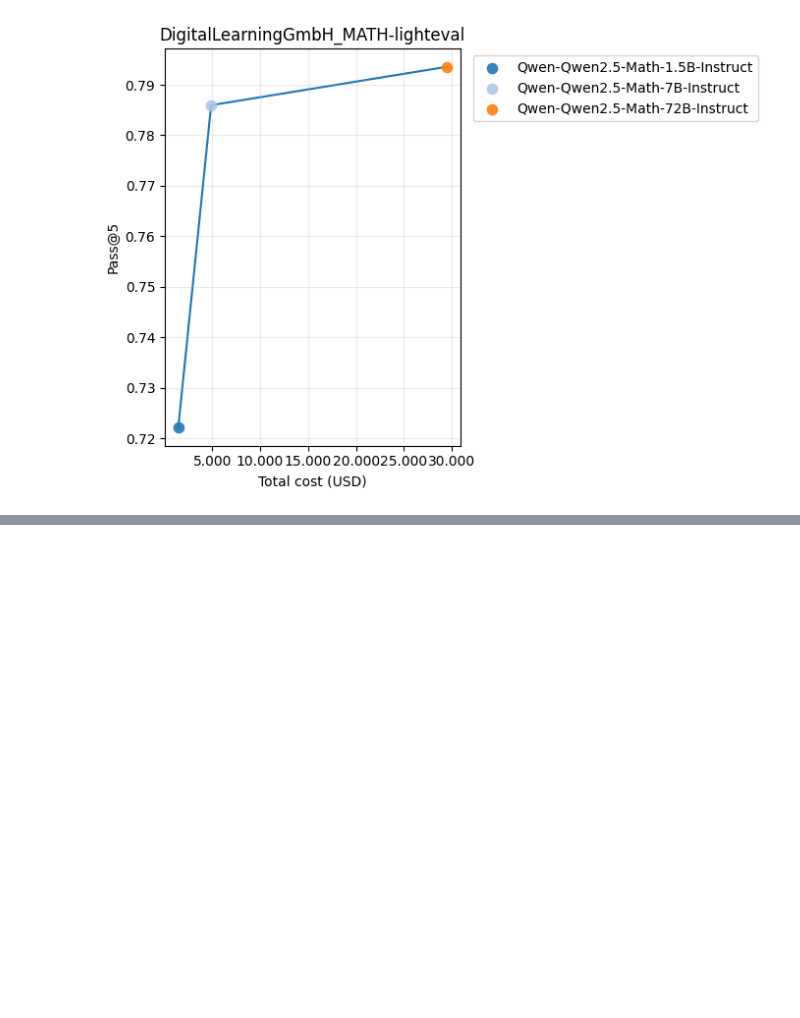
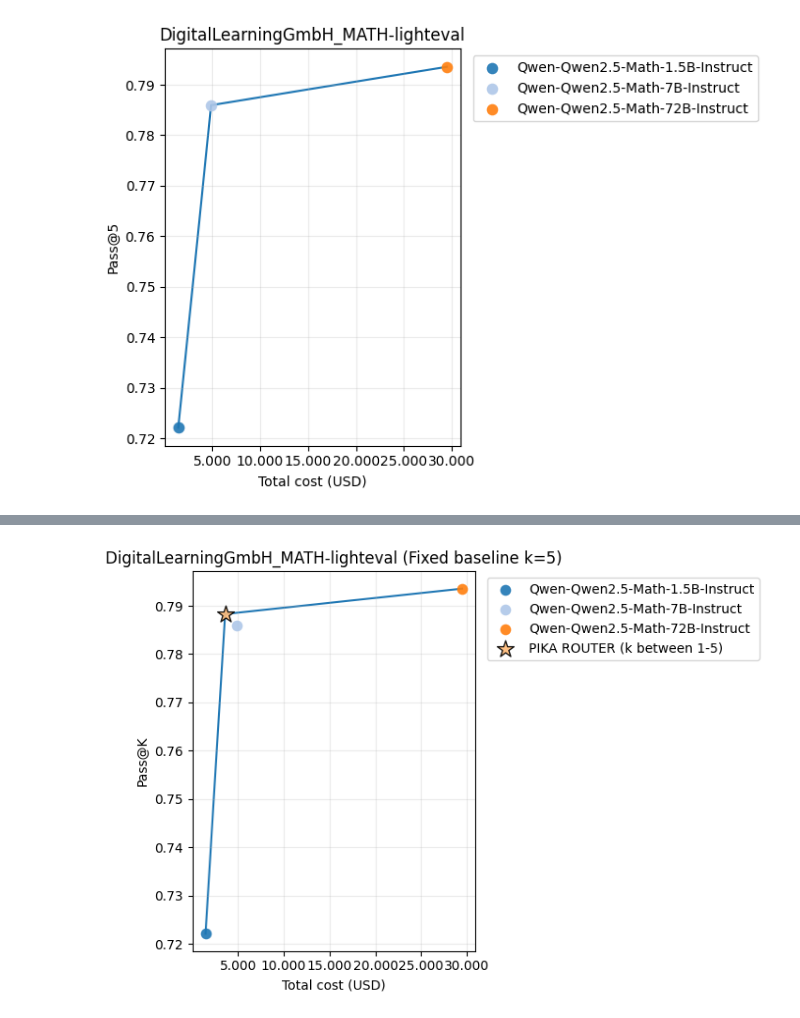
Before and after one commit to KabakaWilliam/llms_know_difficulty, a Jupyter notebook: router_code/create_pareto_baselines.ipynb, the cells around one changed output, grey strips where cells are left out. Cells and saved outputs as stored; diff of their text form; code cells hidden in the pictures; blank space fills up the shorter version.

```diff
--- a/router_code/create_pareto_baselines.ipynb
+++ b/router_code/create_pareto_baselines.ipynb
@@ -101,0 +95,19 @@ for benchmark, data_points in PLOTTING_DICT.items():
+# %%
+PIKA_V2_DIR = f"pika_router_runs/{BASELINE_BENCHMARK_ALIAS}_routed_by_{BASELINE_BENCHMARK_ALIAS}_Qwen_Qwen2.5-Math-1.5B-Instruct_probeK{BASELINE_K}_probeT{BASELINE_TEMP}_routeK{ROUTING_MAX_K}_routeT{ROUTING_TEMP}_sc_final.parquet"
+# %%
+pika_df = pd.read_parquet(PIKA_V2_DIR)
+# %%
+pika_sr_score = pika_df["passk_score"].mean()
+pika_majority_vote_score = pika_df["majority_vote_is_correct"].mean()
+pika_total_cost = pika_df["total_cost_usd"].sum()
+# %%
+PLOTTING_DICT[BASELINE_BENCHMARK_ALIAS] += [{"name": "PIKA ROUTER (k between 1-5)", "kind": "router", "passk_score": pika_sr_score, "majority_vote_score":pika_majority_vote_score, "cost": pika_total_cost}]
+# %%
+for benchmark, data_points in PLOTTING_DICT.items():
+    if BASELINE_K == 1 and BASELINE_TEMP == 0:
+        benchmark += " (greedy)"
+    else:
+        benchmark += f" (Fixed baseline k={BASELINE_K})"
+    plot_pareto_frontier(data_points, benchmark, score_col="passk_score", x_label="Total cost (USD)", y_label=f"Pass@K")
+# %% [output]
+[figure, added]
```
Also changed, not shown: parts of 7 cells of this notebook, 6 other files.
